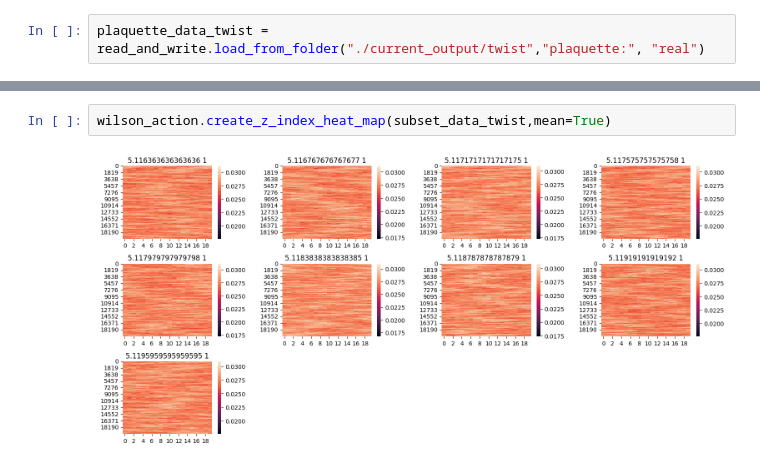
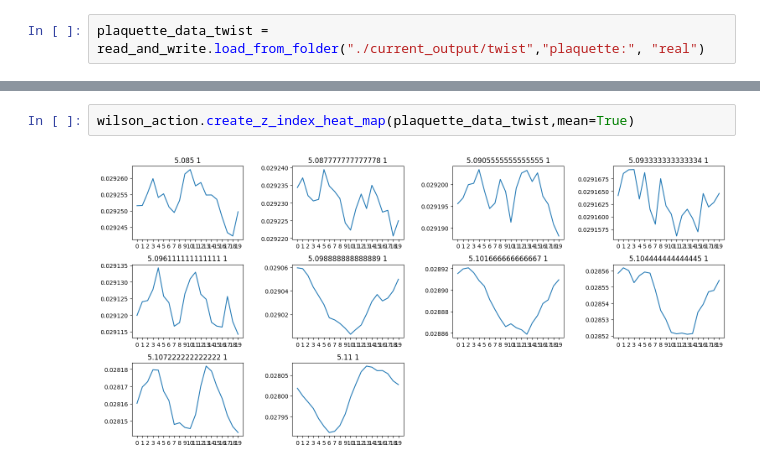
Before and after one commit to Haaaaron/SUN_twist_python_analysis, a Jupyter notebook: SUN_wilson_action.ipynb, the cells around one changed output, grey strips where cells are left out. Drawn from its saved outputs; the diff is of its cells as text.

```diff
--- a/SUN_wilson_action.ipynb
+++ b/SUN_wilson_action.ipynb
@@ -39,4 +29,4 @@ wilson_action.create_average_action_figure(subset_data_notwist,"notwist",subset_
 # %%
-wilson_action.create_z_index_heat_map(subset_data_twist,mean=True)
+wilson_action.create_z_index_heat_map(plaquette_data_twist,mean=True)
 # %% [output]
-[figure, old version]
+[figure, new version]
```
Also changed, not shown: parts of 7 cells of this notebook, 7 other files.
